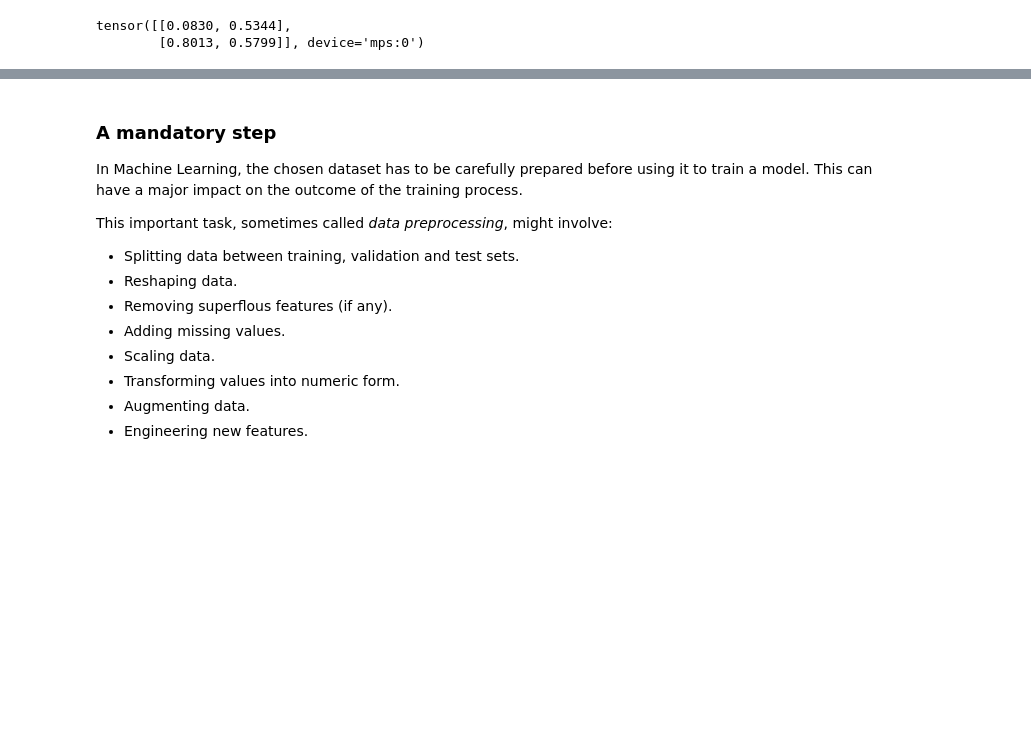
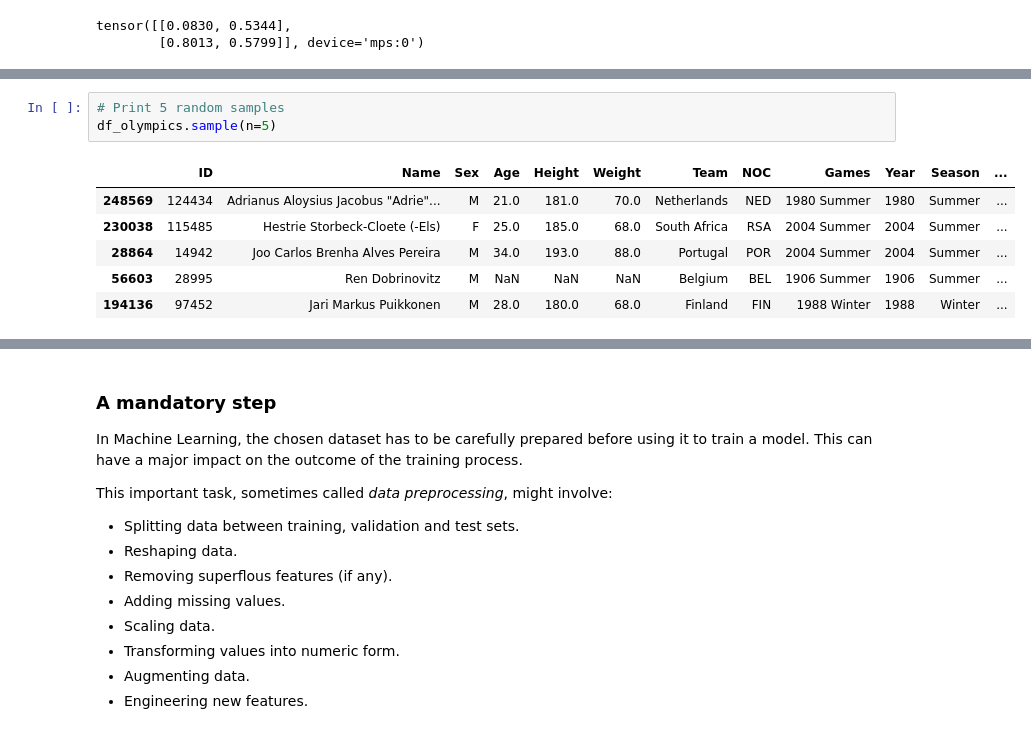
Before and after one commit to bpesquet/ainotes, a Jupyter notebook: docs/ml/data_manipulation.ipynb, the cells around one changed output, grey strips where cells are left out. Drawn from its saved outputs; the diff is of its cells as text; blank space fills up the shorter version.

```diff
--- a/docs/ml/data_manipulation.ipynb
+++ b/docs/ml/data_manipulation.ipynb
@@ -330,0 +419,10 @@ tensor([[0.0830, 0.5344],
+# %%
+# Print 5 random samples
+df_olympics.sample(n=5)
+# %% [output]
+|  | ID | Name | Sex | Age | Height | Weight | Team | NOC | Games | Year | Season | ... |
+| 248569 | 124434 | Adrianus Aloysius Jacobus "Adrie"... | M | 21.0 | 181.0 | 70.0 | Netherlands | NED | 1980 Summer | 1980 | Summer | ... |
+| 230038 | 115485 | Hestrie Storbeck-Cloete (-Els) | F | 25.0 | 185.0 | 68.0 | South Africa | RSA | 2004 Summer | 2004 | Summer | ... |
+| 28864 | 14942 | Joo Carlos Brenha Alves Pereira | M | 34.0 | 193.0 | 88.0 | Portugal | POR | 2004 Summer | 2004 | Summer | ... |
+| 56603 | 28995 | Ren Dobrinovitz | M | NaN | NaN | NaN | Belgium | BEL | 1906 Summer | 1906 | Summer | ... |
+| 194136 | 97452 | Jari Markus Puikkonen | M | 28.0 | 180.0 | 68.0 | Finland | FIN | 1988 Winter | 1988 | Winter | ... |
```
Also changed, not shown: parts of 20 cells of this notebook, 2 other files.
